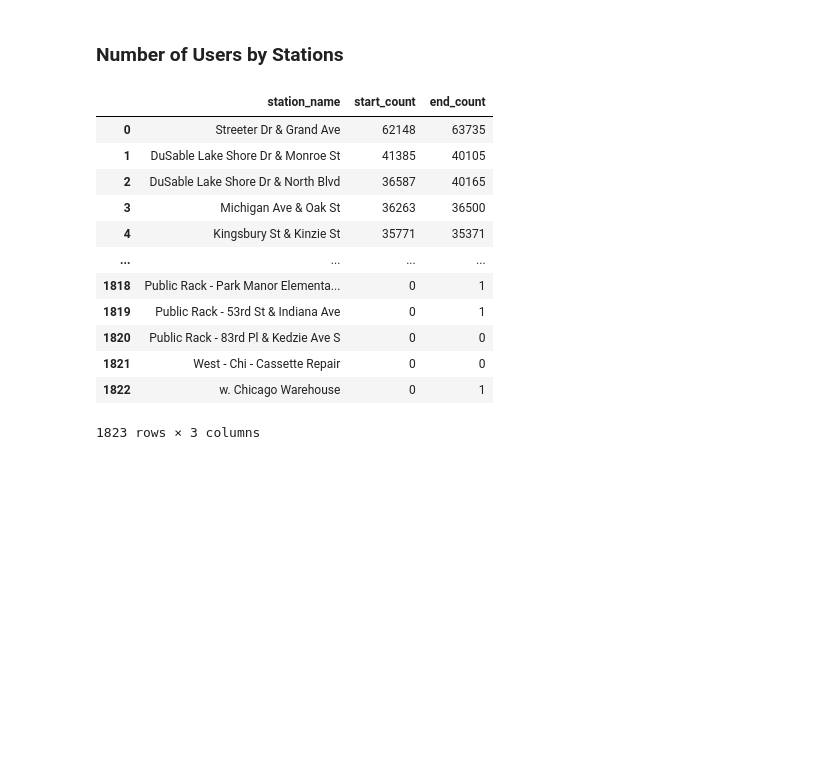
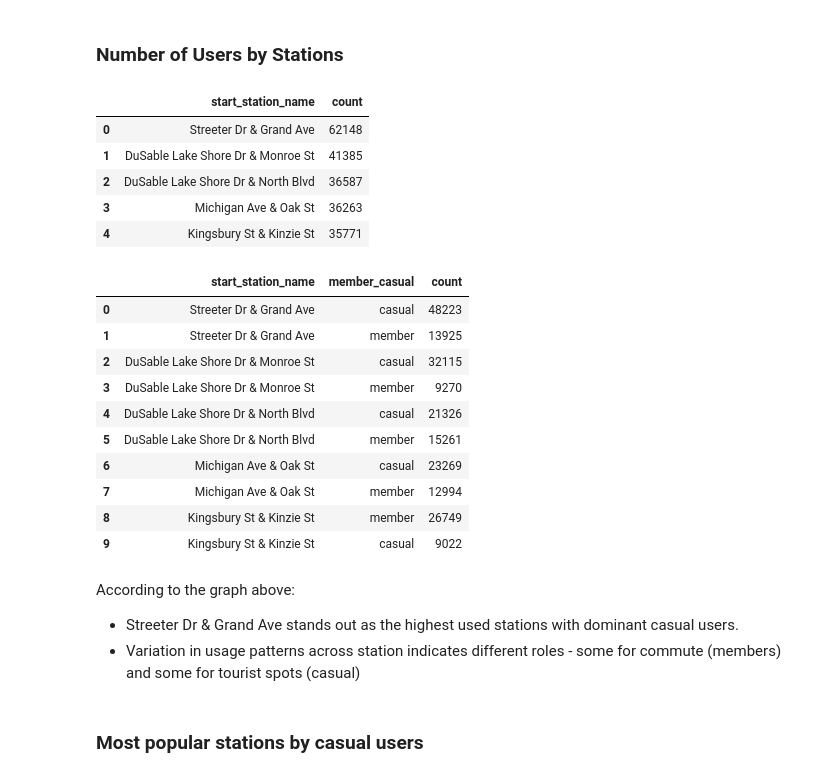
Before and after one commit to yakubszatkowski/Google-Data-Analytics-Project, a Jupyter notebook: main.ipynb, the cells around one changed output. Saved outputs shown, nothing was run; the diff lists cells and outputs as text; code cells hidden in the pictures; blank space fills up the shorter version.

Commit message:
Users by Most Popular Stations

```diff
--- a/main.ipynb
+++ b/main.ipynb
@@ -737,47 +733,44 @@ According to the graph above:
 # %% [markdown]
 ### Number of Users by Stations
 # %%
-start_station_count_df = (
+station_df = (
     analysis_df
     .value_counts(['start_station_name'])
     .reset_index()
-    .rename(columns={'start_station_name': 'station_name', 'count': 'start_count'})
 )
 
-end_station_count_df = (
-    analysis_df
-    .value_counts(['end_station_name'])
-    .reset_index()
-    .rename(columns={'end_station_name': 'station_name', 'count': 'end_count'})
-)
-
-station_count_df = pd.merge(start_station_count_df, end_station_count_df, on='station_name', how='outer')
-
-schema = {
-    'start_count': 'int32',
-    'end_count': 'int32',
-}
-
-station_count_df = (
-    station_count_df
-    .fillna(0)
-    .astype(schema)
-    .sort_values('start_count', ascending=False)
-    .reset_index(drop=True)
-)
-
-station_count_df
+most_popular_stations_df = station_df.head(20)
+most_popular_stations_df.head(5)
 # %% [output]
-|  | station_name | start_count | end_count |
-| 0 | Streeter Dr & Grand Ave | 62148 | 63735 |
-| 1 | DuSable Lake Shore Dr & Monroe St | 41385 | 40105 |
-| 2 | DuSable Lake Shore Dr & North Blvd | 36587 | 40165 |
-| 3 | Michigan Ave & Oak St | 36263 | 36500 |
-| 4 | Kingsbury St & Kinzie St | 35771 | 35371 |
-| ... | ... | ... | ... |
-| 1818 | Public Rack - Park Manor Elementa... | 0 | 1 |
-| 1819 | Public Rack - 53rd St & Indiana Ave | 0 | 1 |
-| 1820 | Public Rack - 83rd Pl & Kedzie Ave S | 0 | 0 |
-| 1821 | West - Chi - Cassette Repair | 0 | 0 |
-| 1822 | w. Chicago Warehouse | 0 | 1 |
+|  | start_station_name | count |
+| 0 | Streeter Dr & Grand Ave | 62148 |
+| 1 | DuSable Lake Shore Dr & Monroe St | 41385 |
+| 2 | DuSable Lake Shore Dr & North Blvd | 36587 |
+| 3 | Michigan Ave & Oak St | 36263 |
+| 4 | Kingsbury St & Kinzie St | 35771 |
-1823 rows × 3 columns
+# %%
+most_popular_stations = most_popular_stations_df['start_station_name'].reset_index(drop=True).to_list()
+
+most_popular_stations_df = (
+    analysis_df
+    .query('start_station_name in @most_popular_stations')
+    .value_counts(['start_station_name', 'member_casual'])
+    .reset_index()
+)
+
+most_popular_stations_df['start_station_name'] = pd.Categorical(most_popular_stations_df['start_station_name'], categories=most_popular_stations, ordered=True)
+most_popular_stations_df = most_popular_stations_df.sort_values('start_station_name').reset_index(drop=True)
+
+most_popular_stations_df.head(10)
+# %% [output]
+|  | start_station_name | member_casual | count |
+| 0 | Streeter Dr & Grand Ave | casual | 48223 |
+| 1 | Streeter Dr & Grand Ave | member | 13925 |
+| 2 | DuSable Lake Shore Dr & Monroe St | casual | 32115 |
+| 3 | DuSable Lake Shore Dr & Monroe St | member | 9270 |
+| 4 | DuSable Lake Shore Dr & North Blvd | casual | 21326 |
+| 5 | DuSable Lake Shore Dr & North Blvd | member | 15261 |
+| 6 | Michigan Ave & Oak St | casual | 23269 |
+| 7 | Michigan Ave & Oak St | member | 12994 |
+| 8 | Kingsbury St & Kinzie St | member | 26749 |
+| 9 | Kingsbury St & Kinzie St | casual | 9022 |
@@ -783,0 +815,6 @@ station_count_df
+# %% [markdown]
+According to the graph above:
+* Streeter Dr & Grand Ave stands out as the highest used stations with dominant casual users.
+* Variation in usage patterns across station indicates different roles - some for commute (members) and some for tourist spots (casual)
+# %% [markdown]
+### Most popular stations by casual users
```
Also changed, not shown: parts of 7 cells of this notebook.
